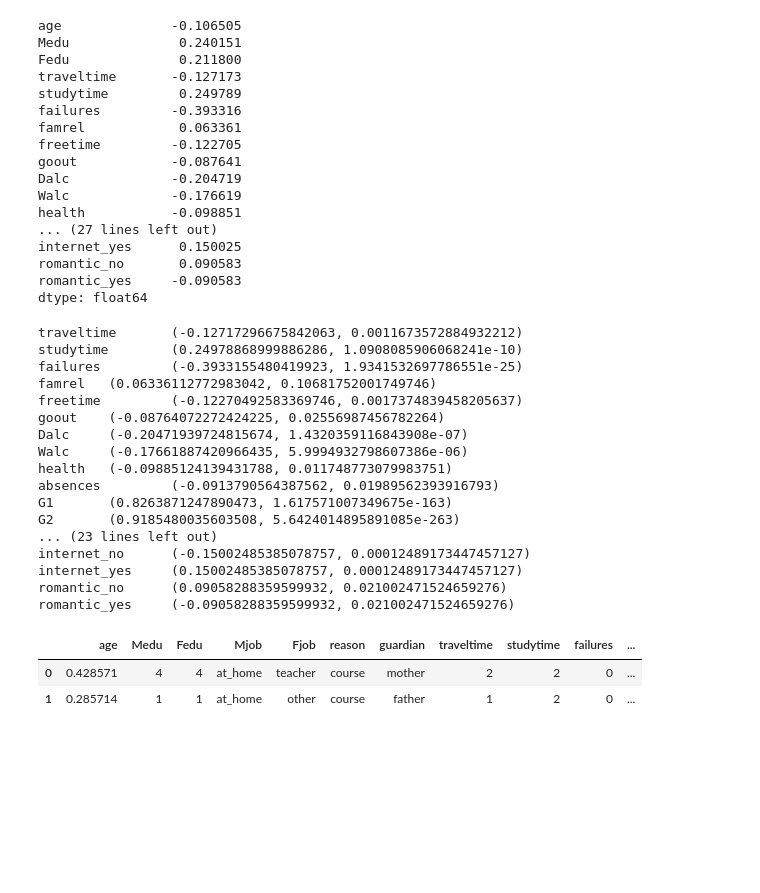
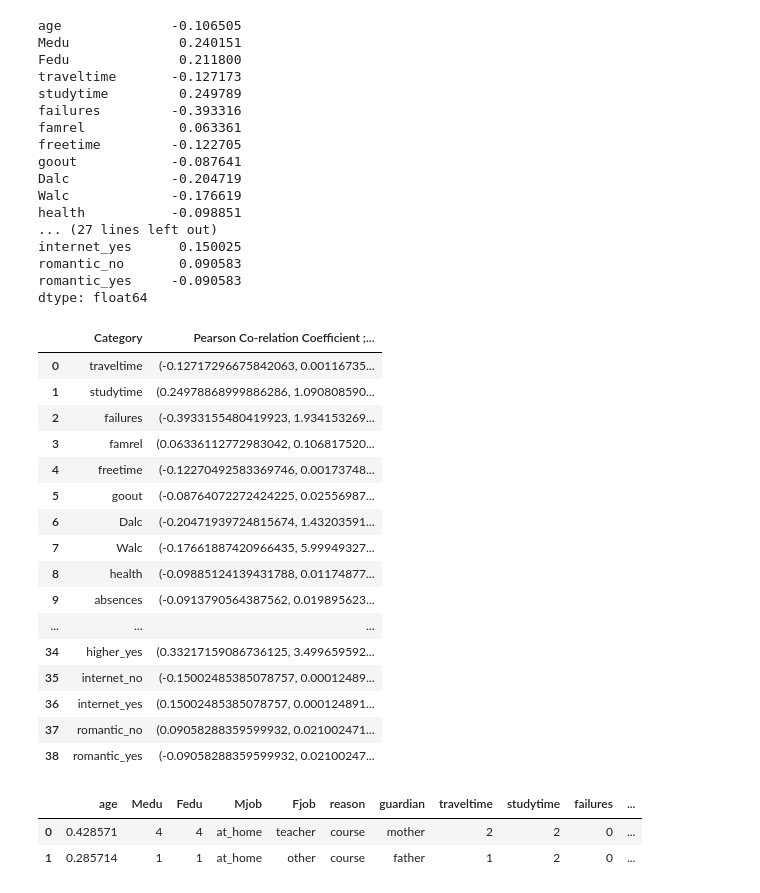
Before and after one commit to theadityashukla/Regression-Analysis-on-Student-Performance-Data-Set, a Jupyter notebook: Student_Performance_Reg.ipynb, the cells around one changed output. Saved outputs shown, nothing was run; the diff lists cells and outputs as text; code cells hidden in the pictures; blank space fills up the shorter version.

```diff
--- a/Student_Performance_Reg.ipynb
+++ b/Student_Performance_Reg.ipynb
@@ -92,26 +91,34 @@ dtype: float64
 # %%
 columns=list(student_df)
 # %%
+l1=[]
+l2=[]
+l3=[]
 for i in range(7,46):
-  print(columns[i],"\t",stats.pearsonr(student_df[columns[i]],student_df["G3"]))
+  l1.append(columns[i])
+  l2.append(stats.pearsonr(student_df[columns[i]],student_df["G3"]))
+dct={"Category":l1,"Pearson Co-relation Coefficient ; p-value":l2}
+cor_df=pd.DataFrame(dct)
-# %% [output]
-traveltime       (-0.12717296675842063, 0.0011673572884932212)
-studytime        (0.24978868999886286, 1.0908085906068241e-10)
-failures         (-0.3933155480419923, 1.9341532697786551e-25)
-famrel   (0.06336112772983042, 0.10681752001749746)
-freetime         (-0.12270492583369746, 0.0017374839458205637)
-goout    (-0.08764072272424225, 0.02556987456782264)
-Dalc     (-0.20471939724815674, 1.4320359116843908e-07)
-Walc     (-0.17661887420966435, 5.9994932798607386e-06)
-health   (-0.09885124139431788, 0.011748773079983751)
-absences         (-0.0913790564387562, 0.01989562393916793)
-G1       (0.8263871247890473, 1.617571007349675e-163)
-G2       (0.9185480035603508, 5.6424014895891085e-263)
-... (23 lines left out)
-internet_no      (-0.15002485385078757, 0.00012489173447457127)
-internet_yes     (0.15002485385078757, 0.00012489173447457127)
-romantic_no      (0.09058288359599932, 0.021002471524659276)
-romantic_yes     (-0.09058288359599932, 0.021002471524659276)
+# %%
+cor_df
+# %% [output]
+|  | Category | Pearson Co-relation Coefficient ;... |
+| 0 | traveltime | (-0.12717296675842063, 0.00116735... |
+| 1 | studytime | (0.24978868999886286, 1.090808590... |
+| 2 | failures | (-0.3933155480419923, 1.934153269... |
+| 3 | famrel | (0.06336112772983042, 0.106817520... |
+| 4 | freetime | (-0.12270492583369746, 0.00173748... |
+| 5 | goout | (-0.08764072272424225, 0.02556987... |
+| 6 | Dalc | (-0.20471939724815674, 1.43203591... |
+| 7 | Walc | (-0.17661887420966435, 5.99949327... |
+| 8 | health | (-0.09885124139431788, 0.01174877... |
+| 9 | absences | (-0.0913790564387562, 0.019895623... |
+| ... | ... | ... |
+| 34 | higher_yes | (0.33217159086736125, 3.499659592... |
+| 35 | internet_no | (-0.15002485385078757, 0.00012489... |
+| 36 | internet_yes | (0.15002485385078757, 0.000124891... |
+| 37 | romantic_no | (0.09058288359599932, 0.021002471... |
+| 38 | romantic_yes | (-0.09058288359599932, 0.02100247... |
 # %%
 student_df.head(2)
 # %% [output]
```
Also changed, not shown: parts of 6 cells of this notebook.
